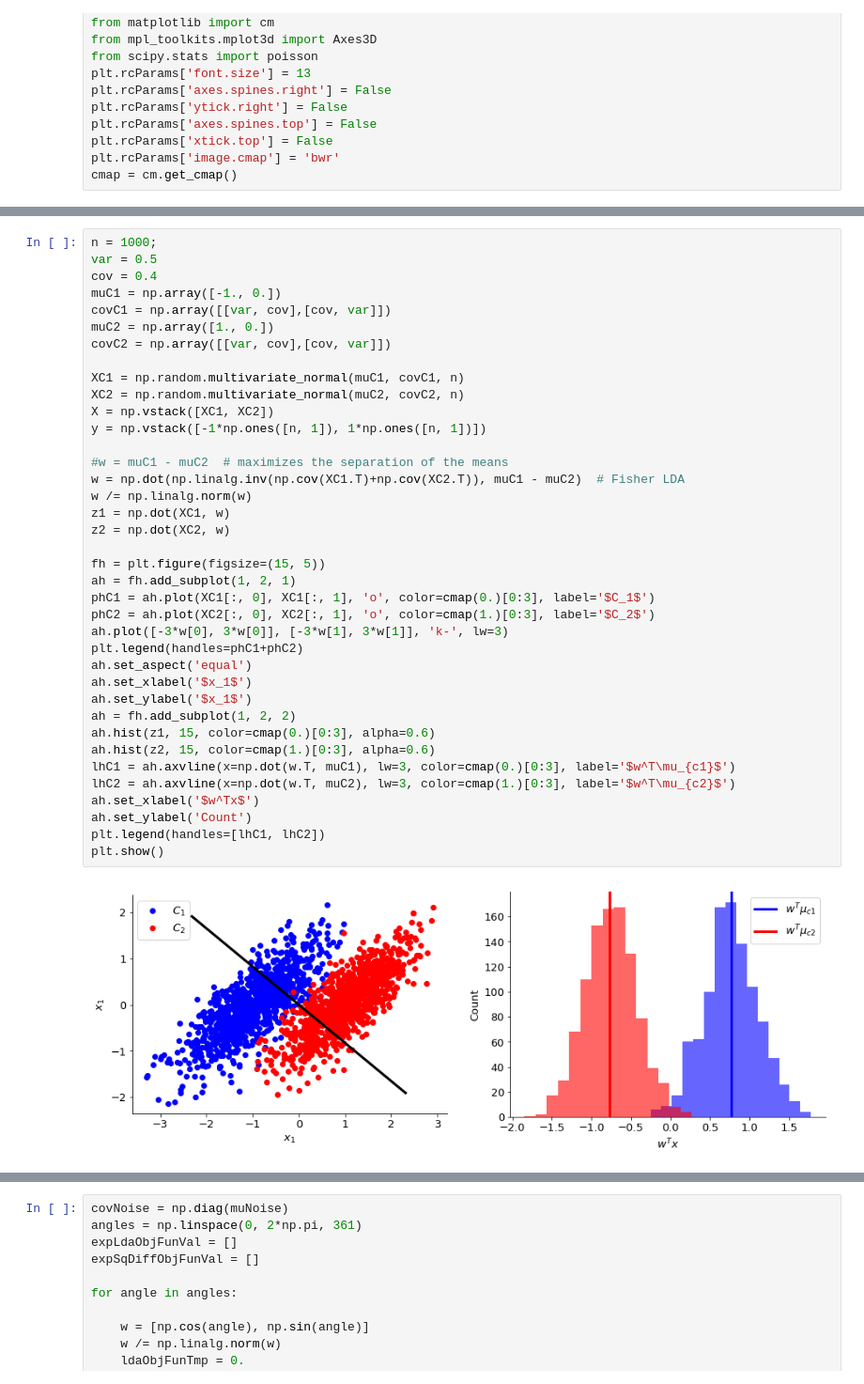
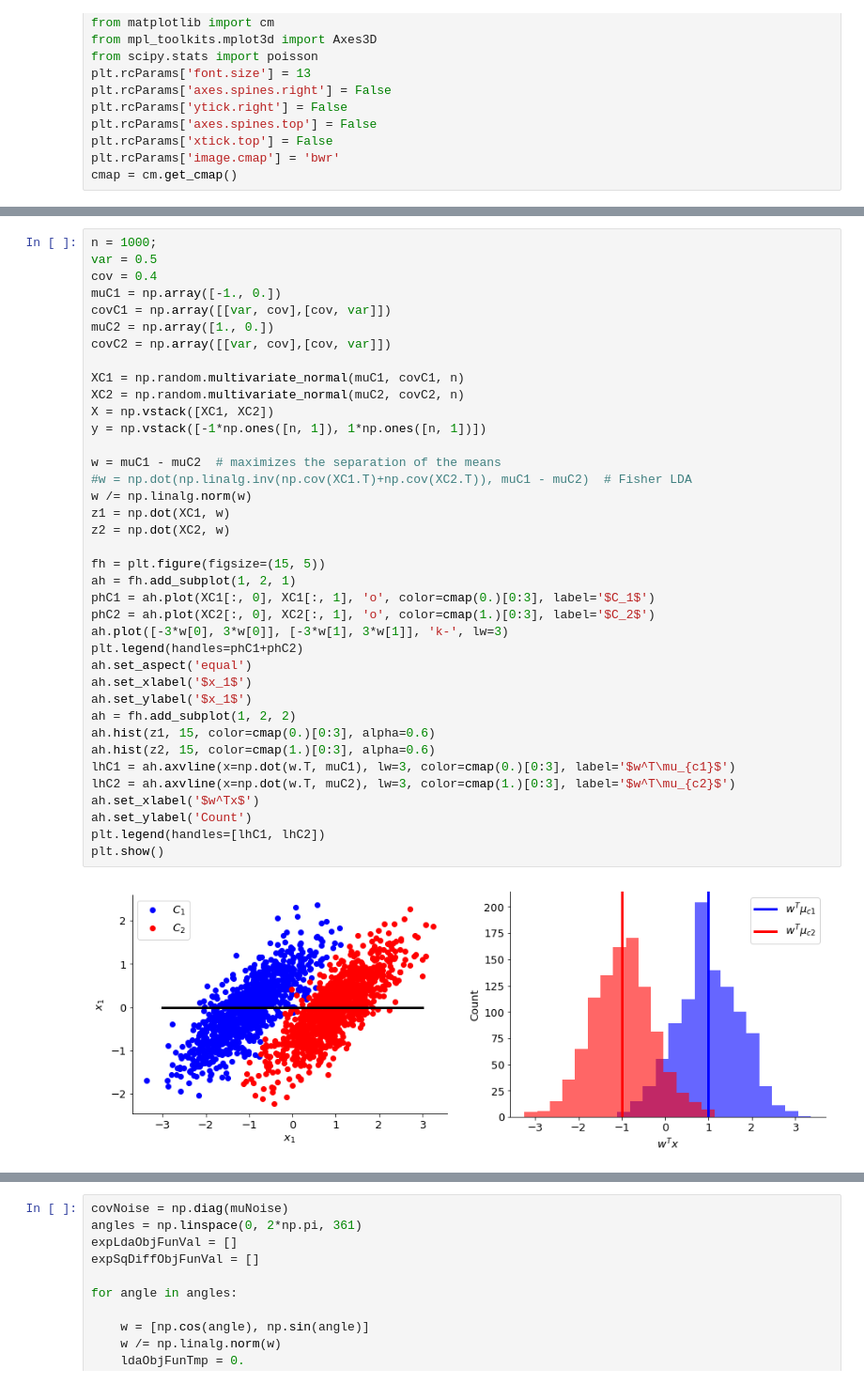
Before and after one commit to ala-laurila-lab/jupyter-notebooks, a Jupyter notebook: Classifiers.ipynb, the cells around one changed output, grey strips where cells are left out. Shown at 94% size. Cells and saved outputs as stored; diff of their text form.

```diff
--- a/Classifiers.ipynb
+++ b/Classifiers.ipynb
@@ -58,36 +58,36 @@ muC2 = np.array([1., 0.])
 covC2 = np.array([[var, cov],[cov, var]])
 
 XC1 = np.random.multivariate_normal(muC1, covC1, n)
 XC2 = np.random.multivariate_normal(muC2, covC2, n)
 X = np.vstack([XC1, XC2])
 y = np.vstack([-1*np.ones([n, 1]), 1*np.ones([n, 1])])
 
-#w = muC1 - muC2  # maximizes the separation of the means
-w = np.dot(np.linalg.inv(np.cov(XC1.T)+np.cov(XC2.T)), muC1 - muC2)  # Fisher LDA
+w = muC1 - muC2  # maximizes the separation of the means
+#w = np.dot(np.linalg.inv(np.cov(XC1.T)+np.cov(XC2.T)), muC1 - muC2)  # Fisher LDA
 w /= np.linalg.norm(w)
 z1 = np.dot(XC1, w)
 z2 = np.dot(XC2, w)
 
 fh = plt.figure(figsize=(15, 5))
 ah = fh.add_subplot(1, 2, 1)
 phC1 = ah.plot(XC1[:, 0], XC1[:, 1], 'o', color=cmap(0.)[0:3], label='$C_1$')
 phC2 = ah.plot(XC2[:, 0], XC2[:, 1], 'o', color=cmap(1.)[0:3], label='$C_2$')
 ah.plot([-3*w[0], 3*w[0]], [-3*w[1], 3*w[1]], 'k-', lw=3)
 plt.legend(handles=phC1+phC2)
 ah.set_aspect('equal')
 ah.set_xlabel('$x_1$')
 ah.set_ylabel('$x_1$')
 ah = fh.add_subplot(1, 2, 2)
 ah.hist(z1, 15, color=cmap(0.)[0:3], alpha=0.6)
 ah.hist(z2, 15, color=cmap(1.)[0:3], alpha=0.6)
 lhC1 = ah.axvline(x=np.dot(w.T, muC1), lw=3, color=cmap(0.)[0:3], label='$w^T\mu_{c1}$')
 lhC2 = ah.axvline(x=np.dot(w.T, muC2), lw=3, color=cmap(1.)[0:3], label='$w^T\mu_{c2}$')
 ah.set_xlabel('$w^Tx$')
 ah.set_ylabel('Count')
 plt.legend(handles=[lhC1, lhC2])
 plt.show()
 # %% [output]
-[figure, old version]
+[figure, new version]
 # %%
 muNoise = np.array([1., 1.])
 muX1, muX2 = np.meshgrid(np.linspace(1., 9, 18), np.linspace(1., 9, 18))
```
Also changed, not shown: parts of 4 cells of this notebook.
